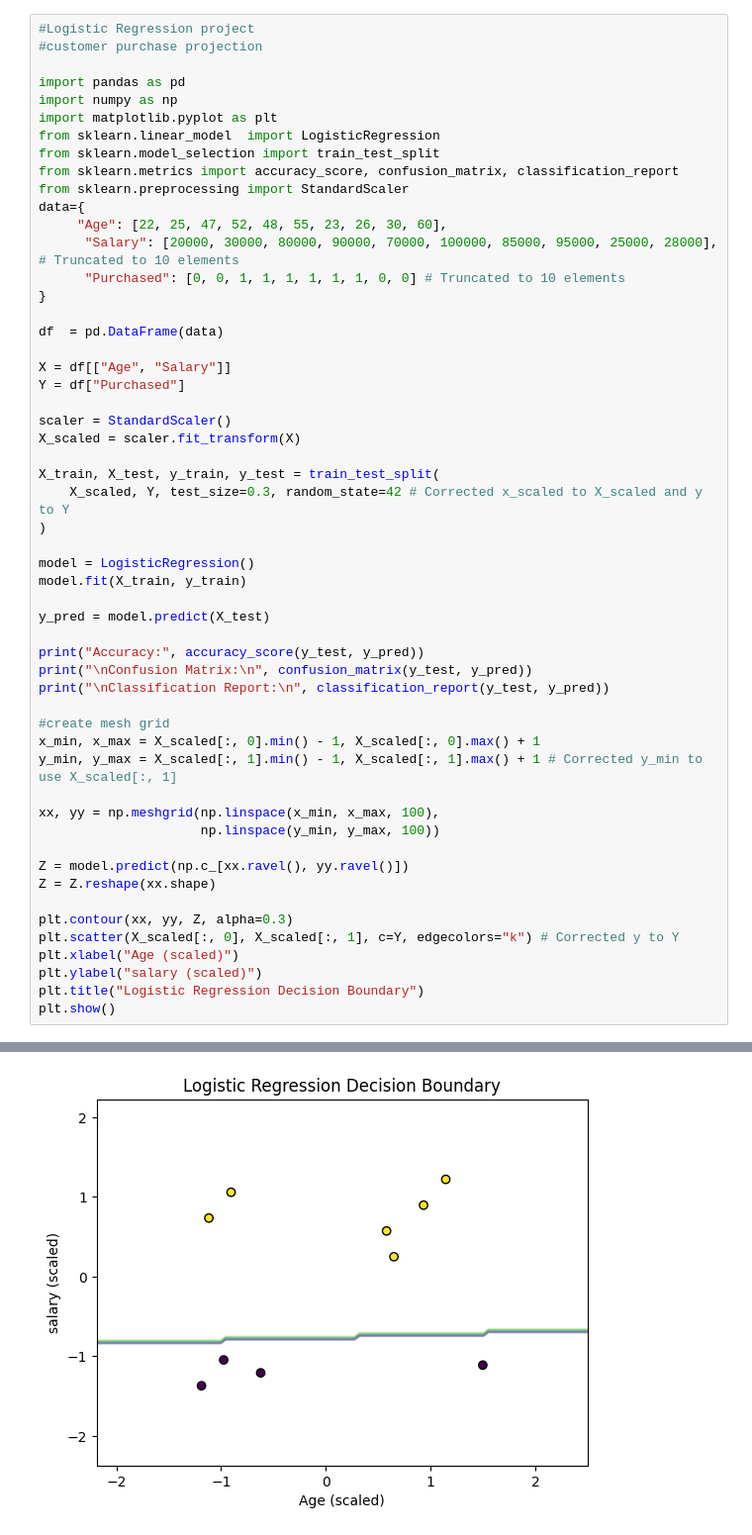
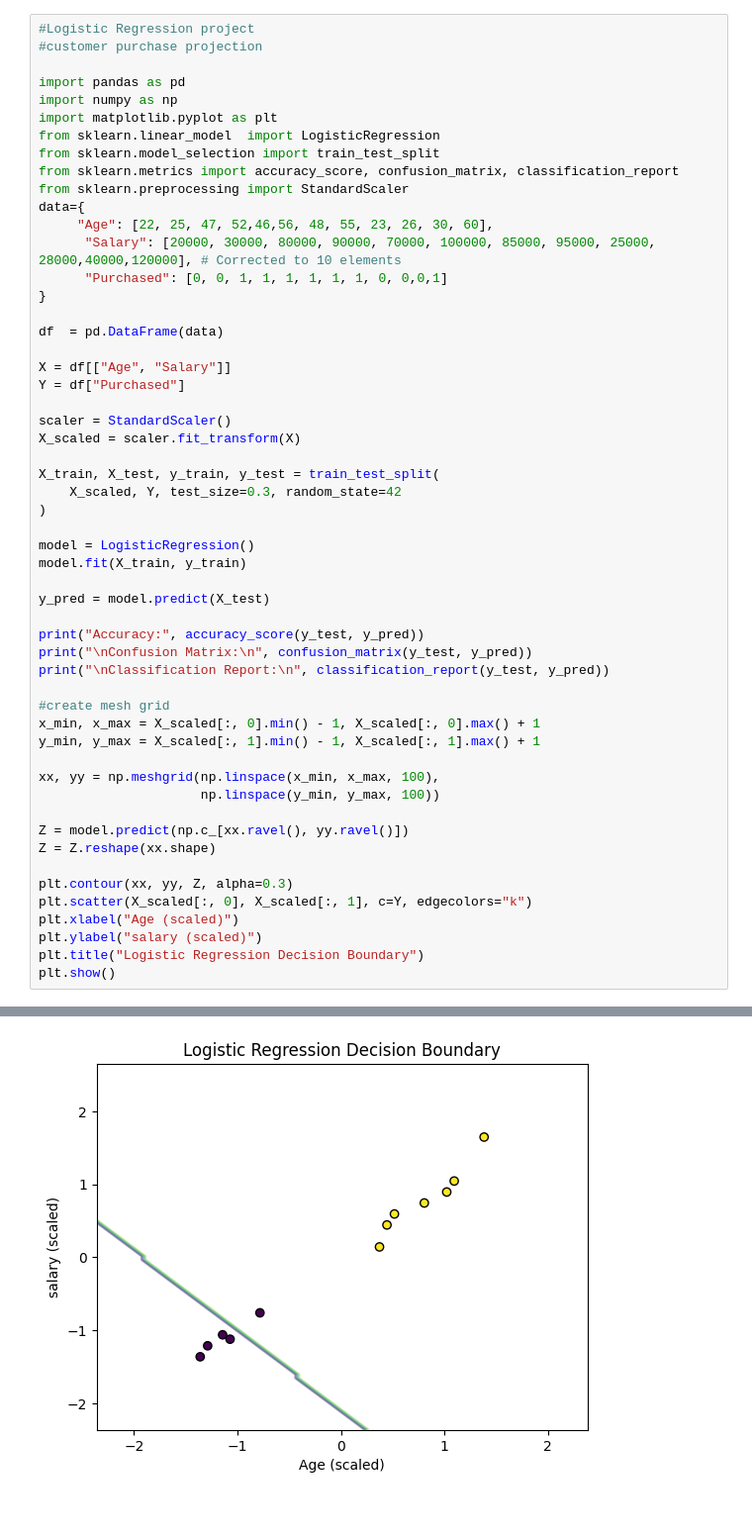
Before and after one commit to kvaishanavi8-source/logistic-regression-Decision-boundary, a Jupyter notebook: Untitled3.ipynb, the cells around one changed output, grey strips where cells are left out. Shown at 99% size. Cells and saved outputs as stored; diff of their text form.

```diff
--- a/Untitled3.ipynb
+++ b/Untitled3.ipynb
@@ -12,9 +12,9 @@ from sklearn.model_selection import train_test_split
 from sklearn.metrics import accuracy_score, confusion_matrix, classification_report
 from sklearn.preprocessing import StandardScaler
 data={
-     "Age": [22, 25, 47, 52, 48, 55, 23, 26, 30, 60],
-      "Salary": [20000, 30000, 80000, 90000, 70000, 100000, 85000, 95000, 25000, 28000], # Truncated to 10 elements
-      "Purchased": [0, 0, 1, 1, 1, 1, 1, 1, 0, 0] # Truncated to 10 elements
+     "Age": [22, 25, 47, 52,46,56, 48, 55, 23, 26, 30, 60],
+      "Salary": [20000, 30000, 80000, 90000, 70000, 100000, 85000, 95000, 25000, 28000,40000,120000], # Corrected to 10 elements
+      "Purchased": [0, 0, 1, 1, 1, 1, 1, 1, 0, 0,0,1]
 }
 
 df  = pd.DataFrame(data)
@@ -26,7 +26,7 @@ scaler = StandardScaler()
 X_scaled = scaler.fit_transform(X)
 
 X_train, X_test, y_train, y_test = train_test_split(
-    X_scaled, Y, test_size=0.3, random_state=42 # Corrected x_scaled to X_scaled and y to Y
+    X_scaled, Y, test_size=0.3, random_state=42
 )
 
 model = LogisticRegression()
@@ -40,7 +40,7 @@ print("\nClassification Report:\n", classification_report(y_test, y_pred))
 
 #create mesh grid
 x_min, x_max = X_scaled[:, 0].min() - 1, X_scaled[:, 0].max() + 1
-y_min, y_max = X_scaled[:, 1].min() - 1, X_scaled[:, 1].max() + 1 # Corrected y_min to use X_scaled[:, 1]
+y_min, y_max = X_scaled[:, 1].min() - 1, X_scaled[:, 1].max() + 1
 
 xx, yy = np.meshgrid(np.linspace(x_min, x_max, 100),
                      np.linspace(y_min, y_max, 100))
@@ -49,7 +49,7 @@ Z = model.predict(np.c_[xx.ravel(), yy.ravel()])
 Z = Z.reshape(xx.shape)
 
 plt.contour(xx, yy, Z, alpha=0.3)
-plt.scatter(X_scaled[:, 0], X_scaled[:, 1], c=Y, edgecolors="k") # Corrected y to Y
+plt.scatter(X_scaled[:, 0], X_scaled[:, 1], c=Y, edgecolors="k")
 plt.xlabel("Age (scaled)")
 plt.ylabel("salary (scaled)")
 plt.title("Logistic Regression Decision Boundary")
@@ -73 +73 @@ weighted avg       1.00      1.00      1.00         3
-[figure, old version]
+[figure, new version]
```
Also changed, not shown: parts of 1 cell of this notebook.
